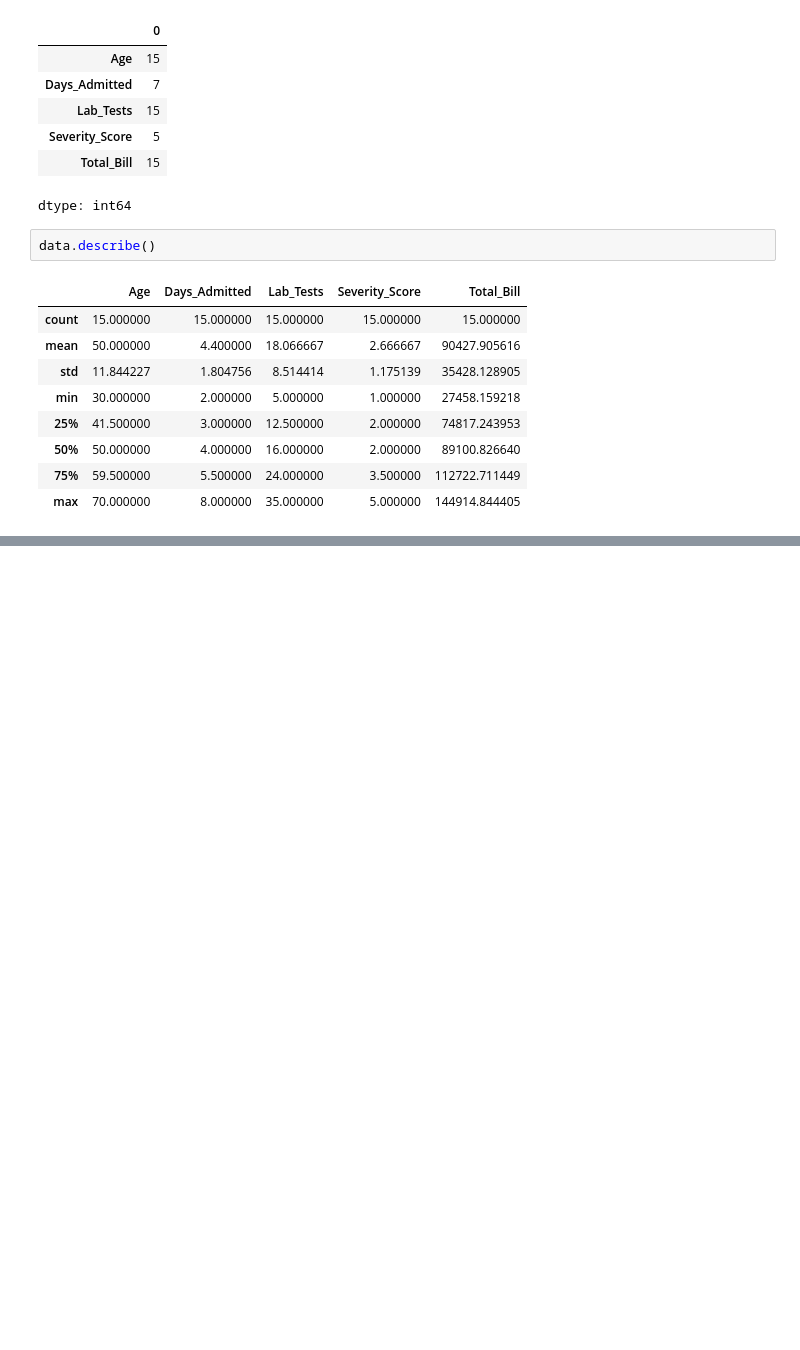
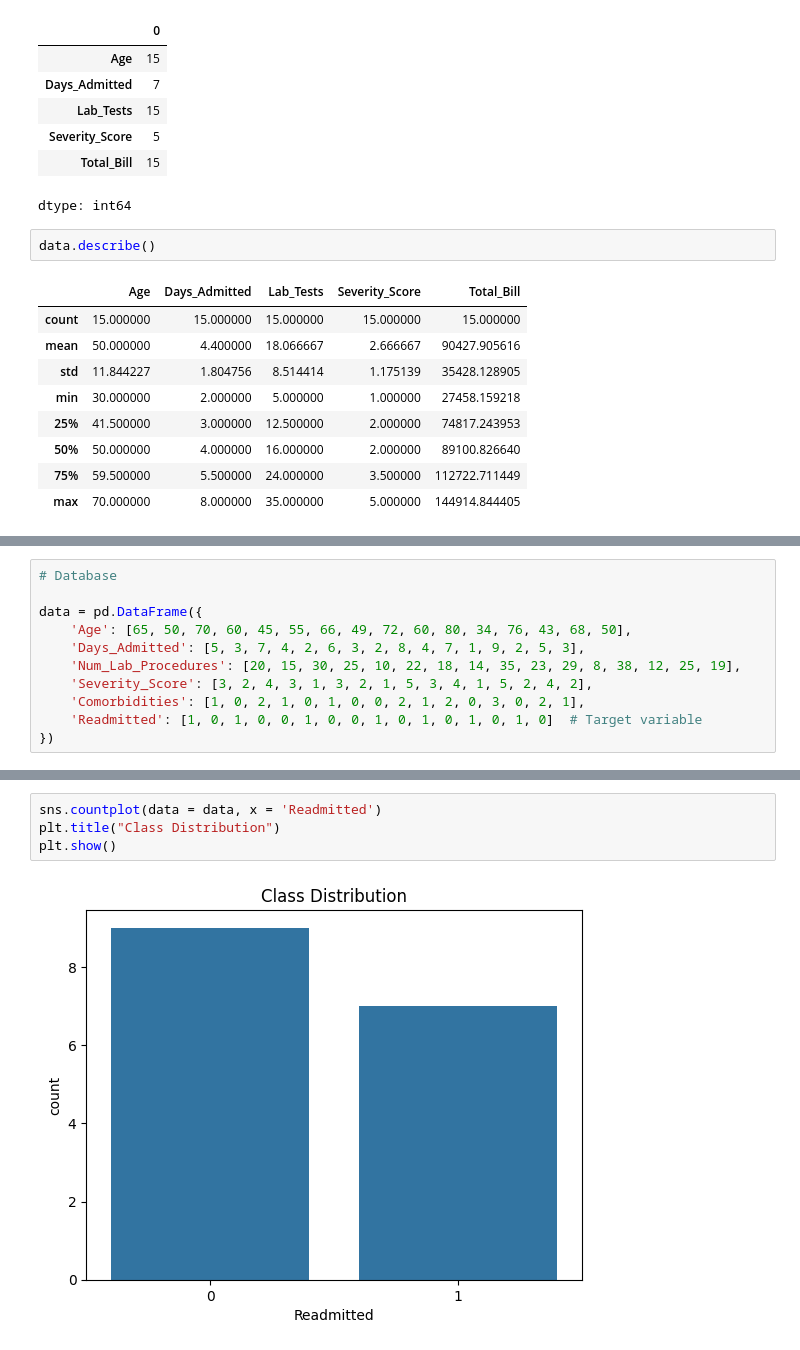
Before and after one commit to dakshayani2906/Data-Science-Portfolio, a Jupyter notebook: Untitled7.ipynb, the cells around one changed output, grey strips where cells are left out. Cells and saved outputs as stored; diff of their text form; blank space fills up the shorter version.

```diff
--- a/Untitled7.ipynb
+++ b/Untitled7.ipynb
@@ -209,0 +338,11 @@ data.describe()
+# %%
+# Database
+
+data = pd.DataFrame({
+    'Age': [65, 50, 70, 60, 45, 55, 66, 49, 72, 60, 80, 34, 76, 43, 68, 50],
+    'Days_Admitted': [5, 3, 7, 4, 2, 6, 3, 2, 8, 4, 7, 1, 9, 2, 5, 3],
+    'Num_Lab_Procedures': [20, 15, 30, 25, 10, 22, 18, 14, 35, 23, 29, 8, 38, 12, 25, 19],
+    'Severity_Score': [3, 2, 4, 3, 1, 3, 2, 1, 5, 3, 4, 1, 5, 2, 4, 2],
+    'Comorbidities': [1, 0, 2, 1, 0, 1, 0, 0, 2, 1, 2, 0, 3, 0, 2, 1],
+    'Readmitted': [1, 0, 1, 0, 0, 1, 0, 0, 1, 0, 1, 0, 1, 0, 1, 0]  # Target variable
+})
@@ -209,0 +367,6 @@ data.describe()
+# %%
+sns.countplot(data = data, x = 'Readmitted')
+plt.title("Class Distribution")
+plt.show()
+# %% [output]
+[figure, added]
```
Also changed, not shown: parts of 22 cells of this notebook.
